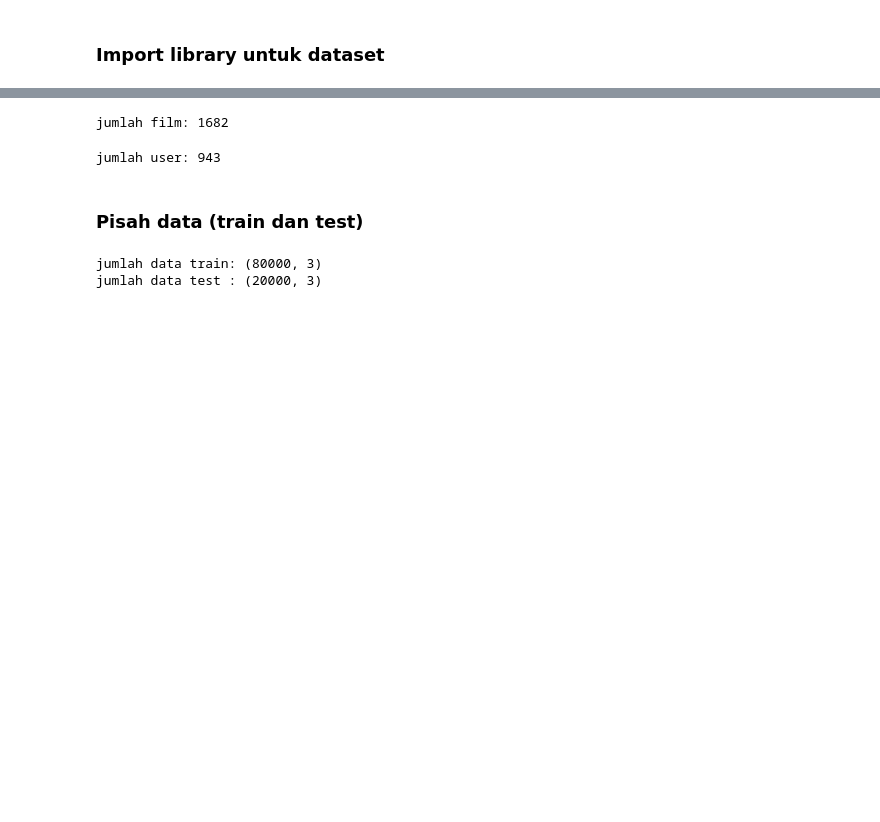
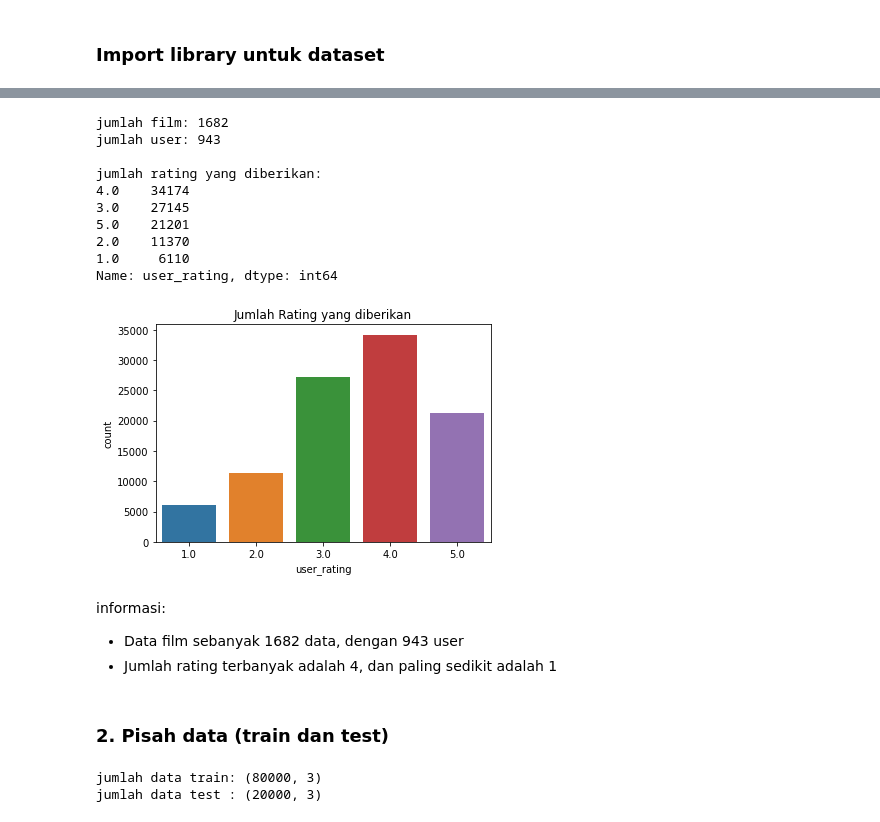
Before and after one commit to GilangAgungS/Film-Recommendation-Tensor, a Jupyter notebook: sistem_rekomendasi_film.ipynb, the cells around one changed output, grey strips where cells are left out. Drawn from its saved outputs; the diff is of its cells as text; code cells hidden in the pictures; blank space fills up the shorter version.

```diff
--- a/sistem_rekomendasi_film.ipynb
+++ b/sistem_rekomendasi_film.ipynb
@@ -65,15 +64,31 @@ movies.sample(20)
-# %%
-jml_movie = movies['movie_id'].nunique()
-print("jumlah film:", jml_movie)
-# %% [output]
-jumlah film: 1682
-# %%
-jml_user = ratings['user_id'].nunique()
-print("jumlah user:", jml_user)
-# %% [output]
-jumlah user: 943
+# %%
+#melihat grafik jumlah rating yang diberikan
+jml_movie = movies['movie_id'].nunique()
+jml_user = ratings['user_id'].nunique()
+print("jumlah film:", jml_movie)
+print("jumlah user:", jml_user)
+
+sns.countplot(data=ratings, x='user_rating').set_title('Jumlah Rating yang diberikan')
+print('\njumlah rating yang diberikan:')
+print(ratings['user_rating'].value_counts())
+# %% [output]
+jumlah film: 1682
+jumlah user: 943
+
+jumlah rating yang diberikan:
+4.0    34174
+3.0    27145
+5.0    21201
+2.0    11370
+1.0     6110
+Name: user_rating, dtype: int64
+[figure, added]
+# %% [markdown]
+informasi:
+- Data film sebanyak 1682 data, dengan 943 user
+- Jumlah rating terbanyak adalah 4, dan paling sedikit adalah 1
 # %% [markdown]
-### Pisah data (train dan test)
+### 2. Pisah data (train dan test)
 # %%
 from sklearn.model_selection import train_test_split
 
```
Also changed, not shown: parts of 20 cells of this notebook.
